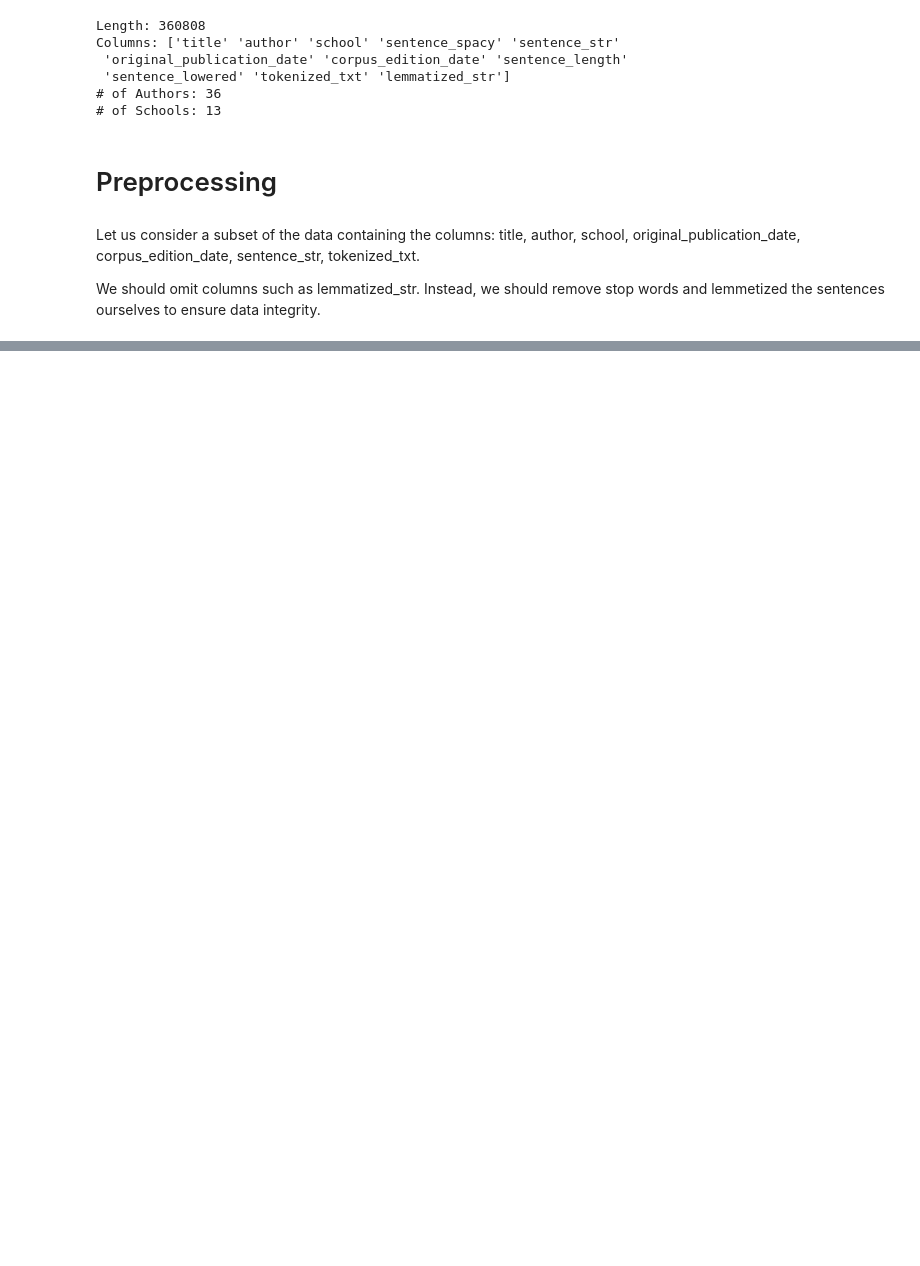
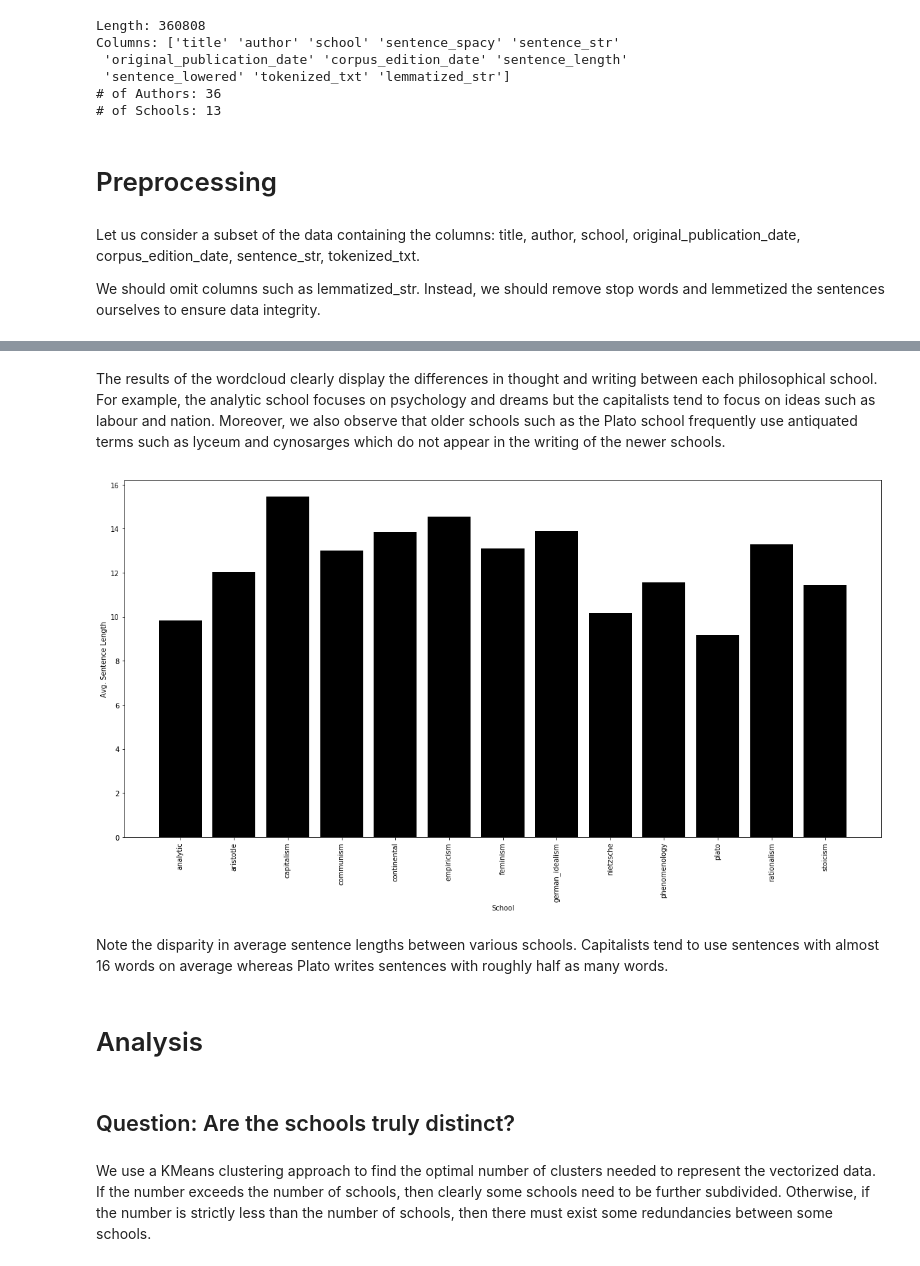
Before and after one commit to TZstatsADS/Fall2021-Project1-ncherukupalli, a Jupyter notebook: doc/nc-philosophy-data-story.ipynb, the cells around one changed output, grey strips where cells are left out. Saved outputs shown, nothing was run; the diff lists cells and outputs as text; code cells hidden in the pictures; blank space fills up the shorter version.

```diff
--- a/doc/nc-philosophy-data-story.ipynb
+++ b/doc/nc-philosophy-data-story.ipynb
@@ -41,0 +81,37 @@ df["lemmatized_str"] = df["tokenized_txt"].apply(
+# %% [markdown]
+The results of the wordcloud clearly display the differences in thought and
+writing between each philosophical school. For example, the analytic school
+focuses on psychology and dreams but the capitalists tend to focus on ideas
+such as labour and nation. Moreover, we also observe that older schools
+such as the Plato school frequently use antiquated terms such as lyceum and
+cynosarges which do not appear in the writing of the newer schools.
+# %%
+avg_sentence_lengths = df.groupby("school")["lemmatized_str_len"].mean()
+
+fig, axs = plt.subplots(figsize=(16, 9))
+
+axs.bar(avg_sentence_lengths.index, avg_sentence_lengths, color="k")
+
+axs.set_xlabel("School")
+axs.set_ylabel("Avg. Sentence Length")
+plt.xticks(rotation=90)
+plt.tight_layout()
+
+fig.savefig("../figs/barplot-sentence-len.png",  bbox_inches="tight")
+plt.show()
+# %% [output]
+[figure, added]
+# %% [markdown]
+Note the disparity in average sentence lengths between various schools.
+Capitalists tend to use sentences with almost 16 words on average whereas Plato
+writes sentences with roughly half as many words.
+# %% [markdown]
+# Analysis
+# %% [markdown]
+## Question: Are the schools truly distinct?
+# %% [markdown]
+We use a KMeans clustering approach to find the optimal number of clusters
+needed to represent the vectorized data. If the number exceeds the number of schools,
+then clearly some schools need to be further subdivided. Otherwise, if the number
+is strictly less than the number of schools, then there must exist some
+redundancies between some schools.
```
Also changed, not shown: parts of 17 cells of this notebook, 6 other files.
